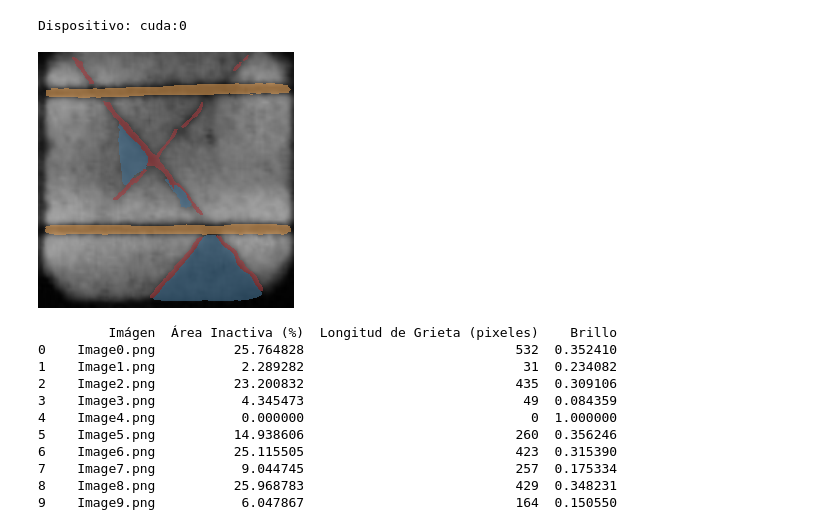
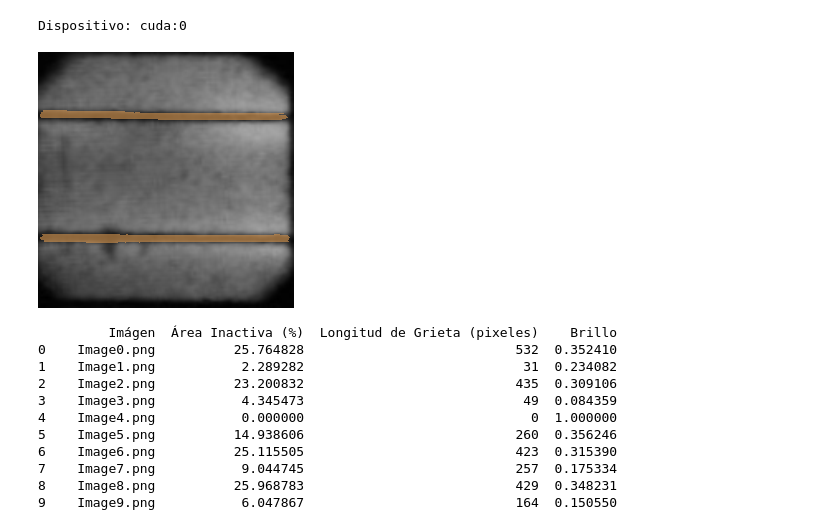
Before and after one commit to Franklingo13/PVDefectDetect, a Jupyter notebook: Predicciones/Predicciones.ipynb, the cells around one changed output. Drawn from its saved outputs; the diff is of its cells as text; code cells hidden in the pictures.

```diff
--- a/Predicciones/Predicciones.ipynb
+++ b/Predicciones/Predicciones.ipynb
@@ -246,15 +94,18 @@ from PIL import Image
 # Transformación para redimensionar las imágenes a 256x256 y convertirlas a tensores de PyTorch.
 resize = transforms.Compose([transforms.Resize((256, 256)), transforms.PILToTensor()])
 
-# Mapa de colores para las diferentes clases de máscaras.
-color_map = {
-    'dark': (68, 114, 148),
-    'crack': (165, 59, 63),
-    'busbar': (222, 156, 83)
-}
+
 
 # Función para obtener las máscaras de las predicciones del modelo.
 def get_masks(masks_raw):
+    """ Obtiene las máscaras de segmentación a partir de las predicciones del modelo.
+
+    Args:
+        masks_raw (np.ndarray): Predicciones del modelo.
+
+    Returns:
+        mask_each (list): Lista de máscaras de segmentación.
+    """
     # Se creó una lista vacía para almacenar las máscaras.
     masks_each = []
     # Se aplicó la función softmax a las predicciones del modelo y se obtuvo la clase con la mayor probabilidad para cada píxel.
@@ -269,12 +120,29 @@ def get_masks(masks_raw):
     return masks_each
 
 # Se definió una función para dibujar las máscaras sobre las imágenes.
-def draw_mask(img, masks, colors=color_map, alpha=0.6):
+def draw_mask(img, masks, alpha=0.6):
+    """ Dibuja las máscaras de segmentación sobre la imagen de entrada.
+
+    Args:
+        img (PIL.Image): Imagen de entrada.
+        masks (list): Lista de máscaras de segmentación.
+        alpha (float): Opacidad de las máscaras.
+
+    Returns:
+        PIL.Image: Imagen con las máscaras dibujadas.
+    """
+
+    # Mapa de colores para las diferentes clases de máscaras.
+    colors = {
+        'dark': (68, 114, 148),
+        'crack': (165, 59, 63),
+        'busbar': (222, 156, 83)
+    }
     # Se convirtió la imagen a un objeto de la clase Image de PIL y se redimensionó.
     img = Image.fromarray(img)
     img = resize(img)
     # Se dibujaron las máscaras sobre la imagen con la opacidad especificada y se devolvió la imagen resultante.
-    combo = draw_segmentation_masks(img, masks, alpha=alpha, colors=[colors[key] for key in ['busbar', 'crack', 'dark']])
+    combo = draw_segmentation_masks(img, masks, alpha=alpha, colors=[colors[key] for key in ['busbar', 'crack', 'dark']]) # type: ignore
     return F.to_pil_image(combo)
 # %%
                 ## Celda para U-Net ##
@@ -321,13 +189,13 @@ masks = modelhandler.predict(save=True)
 # %% [output]
 Dispositivo: cuda:0
 # %%
-noCell = 27
+noCell = 25
 # Se obtienen las máscaras de las predicciones del modelo.
 masks_each = get_masks(masks)
 # Se dibujan las máscaras sobre las imágenes originales.
 draw_mask(images[noCell], masks_each[noCell])
 # %% [output]
-[figure, old version]
+[figure, new version]
 # %%
 # Mapas de calor de las máscaras predichas
 def generate_heatmap(masks_each, class_index):
```
Also changed, not shown: parts of 3 cells of this notebook.
